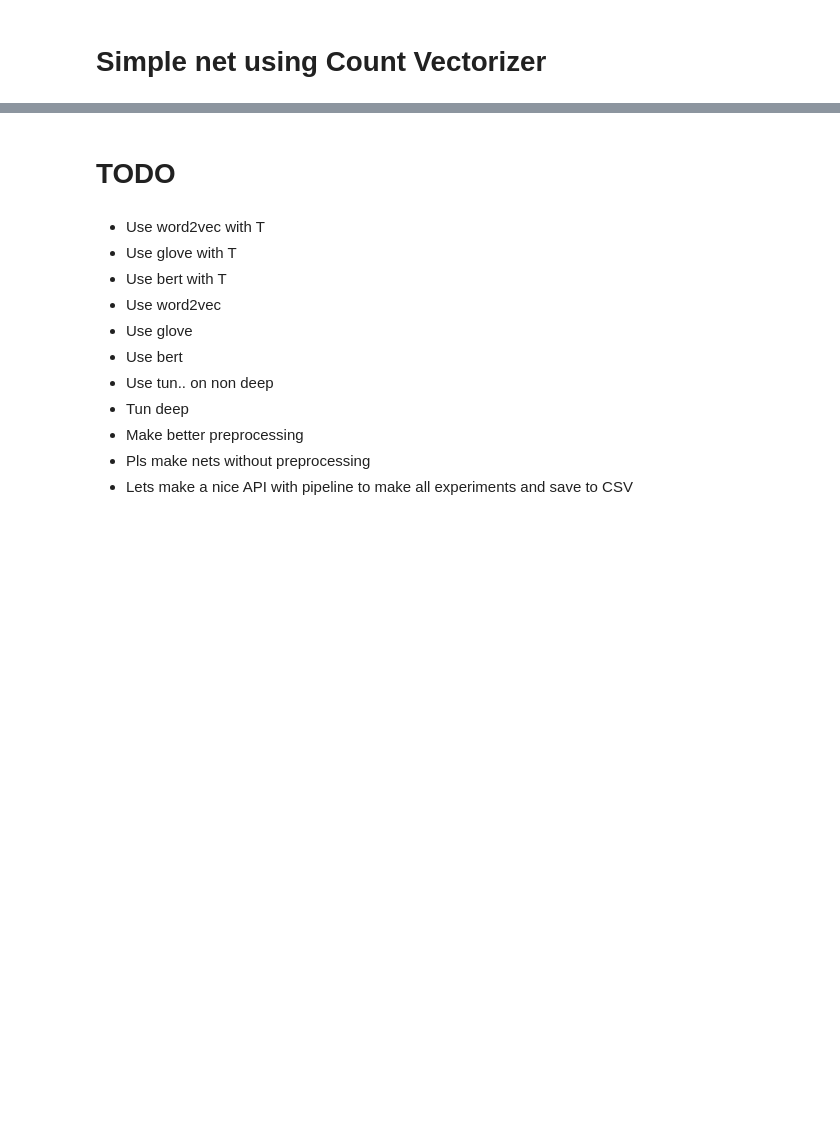
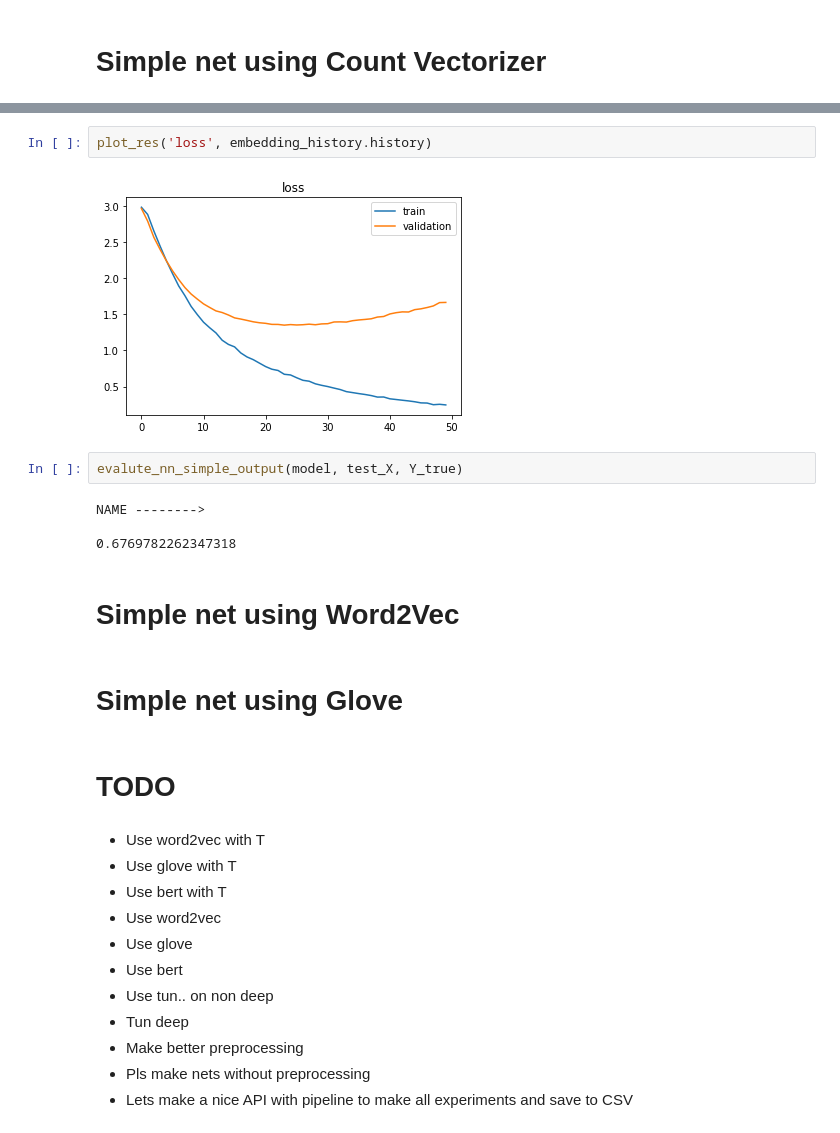
Before and after one commit to pro0255/NLP_Sentiment_analysis, a Jupyter notebook: 20_news_group_analysis.ipynb, the cells around one changed output, grey strips where cells are left out. Drawn from its saved outputs; the diff is of its cells as text; blank space fills up the shorter version.

```diff
--- a/20_news_group_analysis.ipynb
+++ b/20_news_group_analysis.ipynb
@@ -941,3 +975,17 @@ model.summary()
+# %%
+plot_res('loss', embedding_history.history)
+# %% [output]
+[figure, added]
+# %%
+evalute_nn_simple_output(model, test_X, Y_true)
+# %% [output]
+NAME -------->
+
+0.6769782262347318
+# %% [markdown]
+# Simple net using Word2Vec
+# %% [markdown]
+# Simple net using Glove
 # %% [markdown]
 # TODO
 # %% [markdown]
```
Also changed, not shown: parts of 44 cells of this notebook.
